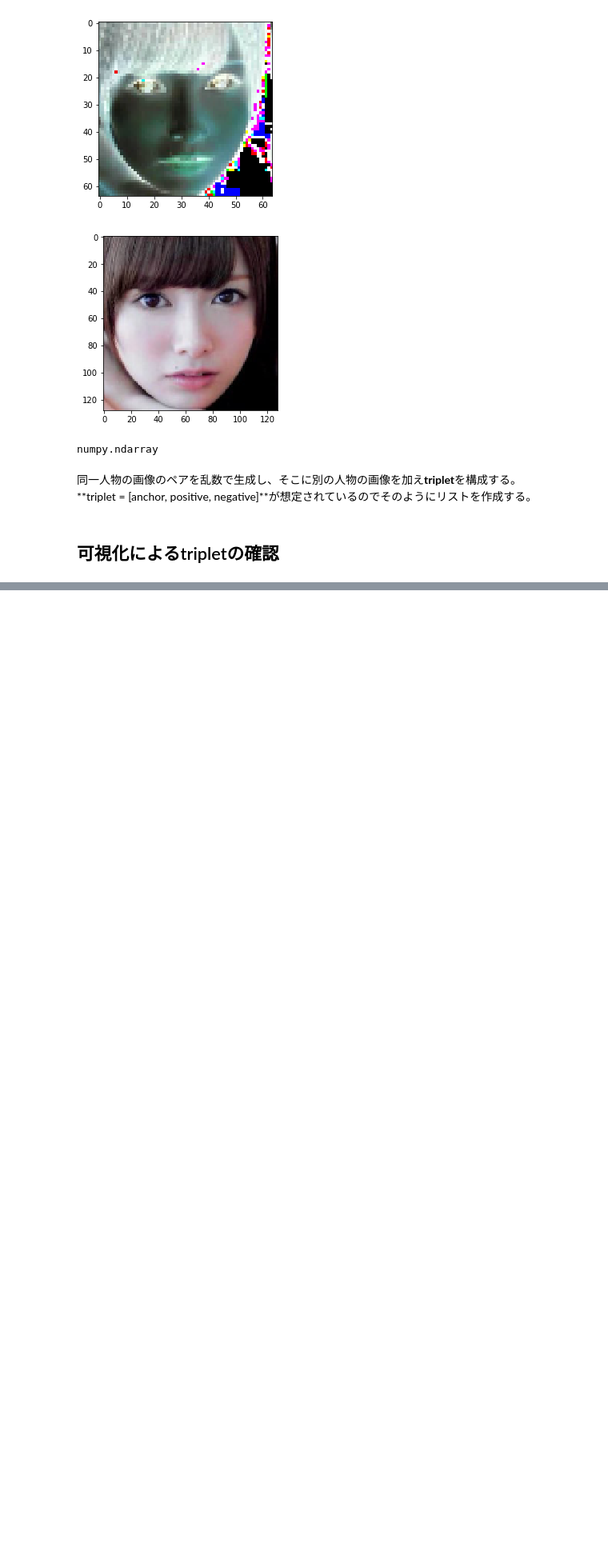
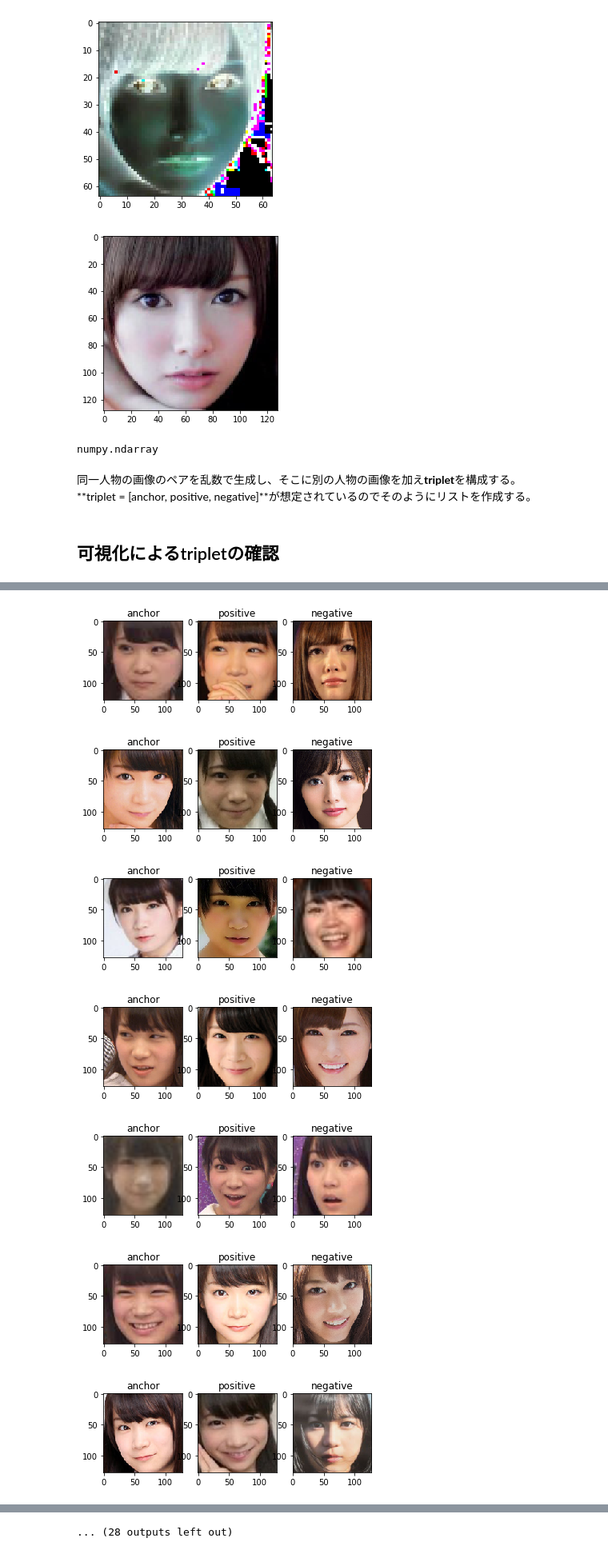
Before and after one commit to zukakosan/tripletNet, a Jupyter notebook: MyFashionNet001.ipynb, the cells around one changed output, grey strips where cells are left out. Shown at 80% size. Drawn from its saved outputs; the diff is of its cells as text; code cells hidden in the pictures; blank space fills up the shorter version.

Commit message:
made triplet

```diff
--- a/MyFashionNet001.ipynb
+++ b/MyFashionNet001.ipynb
@@ -191,0 +208,4 @@ plt.show()
+# %%
+dir_pathes = []
+for name in names:
+    dir_pathes.append('./nogi_imgs/{}/'.format(name))
@@ -191,0 +221,49 @@ plt.show()
+# %%
+# method for visualization
+def plot_triplet(triplet):
+    plt.subplot(1,3,1)
+    plt.imshow(triplet[0])
+    plt.title('anchor')
+    plt.subplot(1,3,2)
+    plt.imshow(triplet[1])
+    plt.title('positive')
+    plt.subplot(1,3,3)
+    plt.imshow(triplet[2])
+    plt.title('negative')
+    plt.show()
+# %%
+triplets = []
+for i in range(len(dir_pathes)):
+    # set the files of anchor and positive images
+    anc_pos_files = [f for f in sorted(os.listdir(dir_pathes[i]))]
+    anc_pos_files.remove('.DS_Store')
+    for iteration in range(10):
+
+        # set the files of negative images
+        j = random.choice([num for num in range(len(dir_pathes)) if num not in [i]])
+        nega_files = [o for o in sorted(os.listdir(dir_pathes[j]))]
+        nega_files.remove('.DS_Store')
+
+        # get anchor and positive images as numpy array
+        pair = np.random.randint(0,len(anc_pos_files),2)
+        anchor = plt.imread('{0}{1}'.format(dir_pathes[i],anc_pos_files[pair[0]]))
+        positive = plt.imread('{0}{1}'.format(dir_pathes[i],anc_pos_files[pair[1]]))
+
+        # get negative images as numpy array
+        nega_idx = np.random.randint(len(nega_files))
+        negative = plt.imread('{0}{1}'.format(dir_pathes[j],nega_files[nega_idx]))
+
+        # make triplet
+        triplet = [anchor, positive, negative]
+        triplets.append(triplet)
+
+        # visualization
+        plot_triplet(triplet)
+# %% [output]
+[figure, added]
+[figure, added]
+[figure, added]
+[figure, added]
+[figure, added]
+[figure, added]
+[figure, added]
@@ -191,0 +275 @@ plt.show()
+... (28 outputs left out)
```
Also changed, not shown: parts of 10 cells of this notebook.
